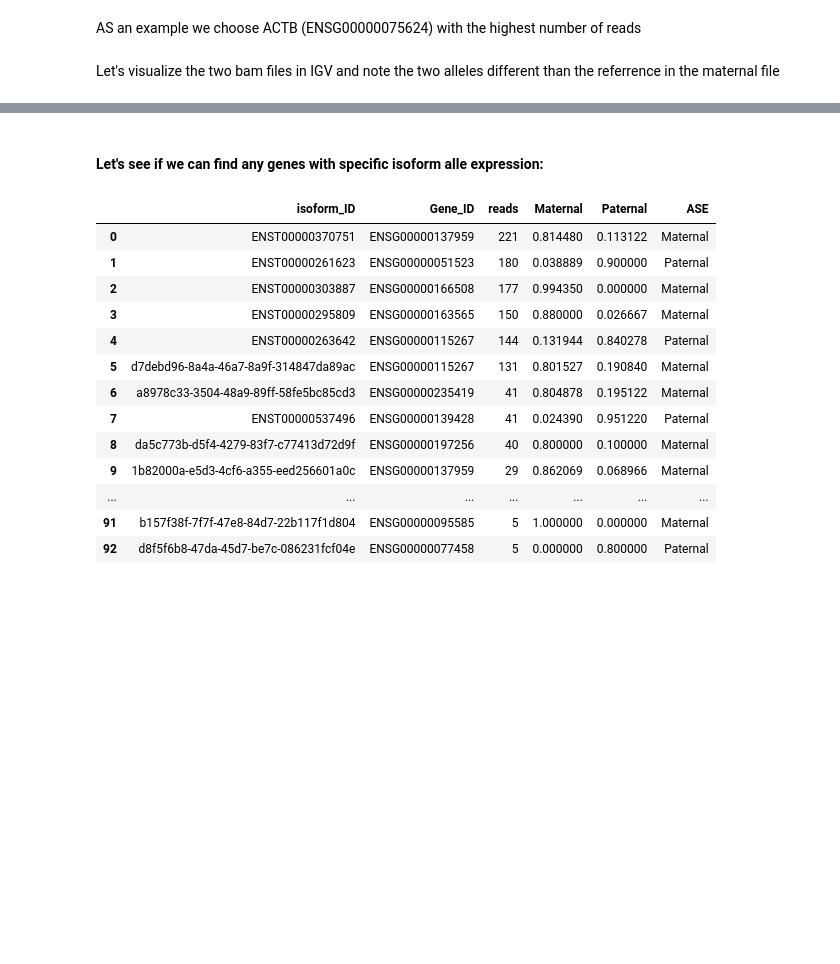
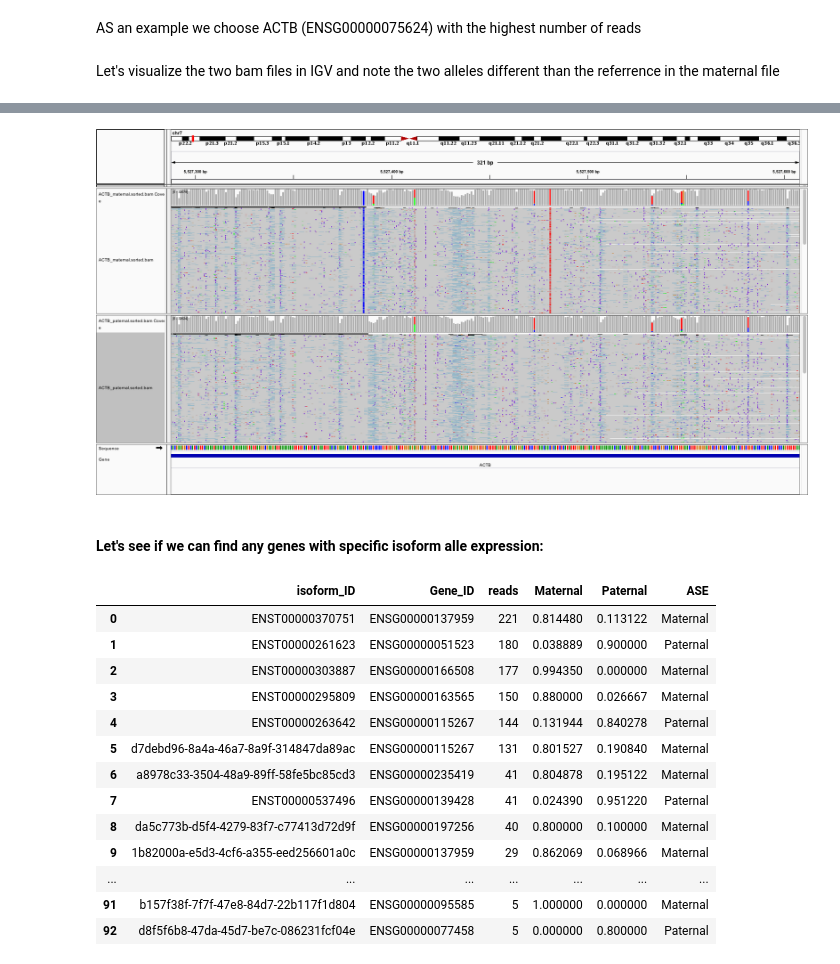
Before and after one commit to timplab/rna_consortia, a Jupyter notebook: scripts/Allele_specificity_analysis.ipynb, the cells around one changed output, grey strips where cells are left out. Cells and saved outputs as stored; diff of their text form; code cells hidden in the pictures; blank space fills up the shorter version.

Commit message:
ASE
added figures

```diff
--- a/scripts/Allele_specificity_analysis.ipynb
+++ b/scripts/Allele_specificity_analysis.ipynb
@@ -295,6 +295,6 @@ out_m.close()
 # %% [markdown]
 Let's visualize the two bam files in IGV and note the two alleles different than the referrence in the maternal file
 # %%
-from IPython.display import IFrame
-IFrame("actb.svg", width=1500, height=1100)
+from IPython.display import Image
+Image(filename='actb.png')
 # %% [output]
@@ -302,3 +301,4 @@ IFrame("actb.svg", width=1500, height=1100)
+[figure, added]
 # %% [markdown]
 #### Let's see if we can find any genes with specific isoform alle expression:
 # %%
```
Also changed, not shown: parts of 7 cells of this notebook.
